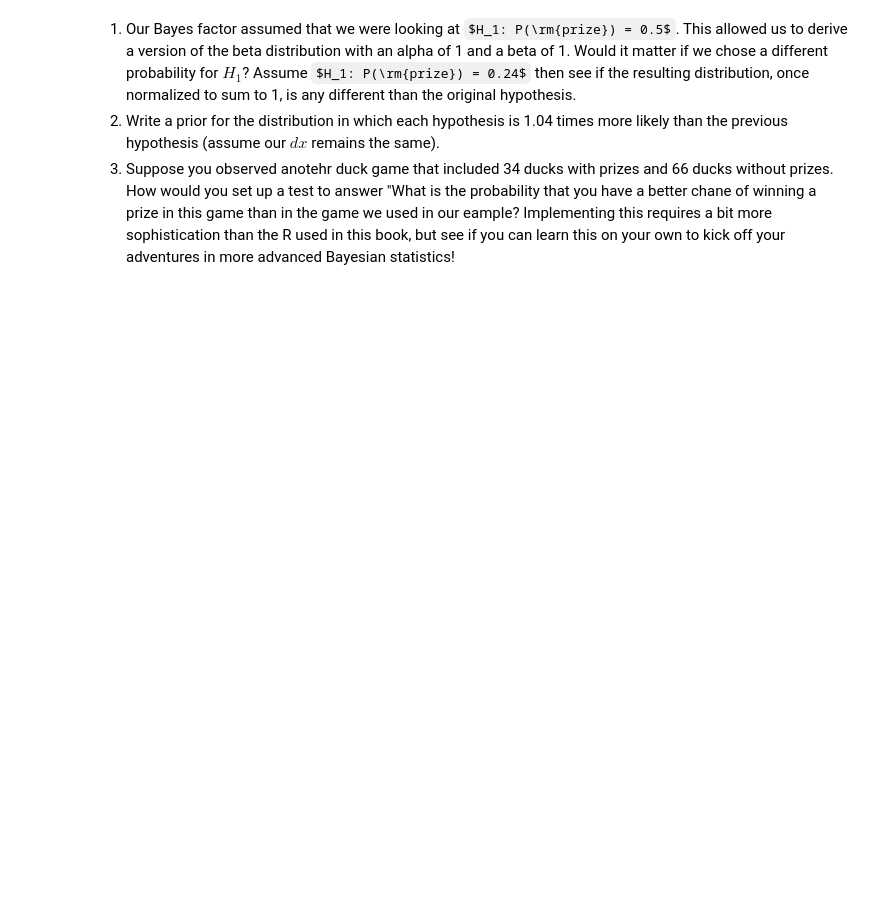
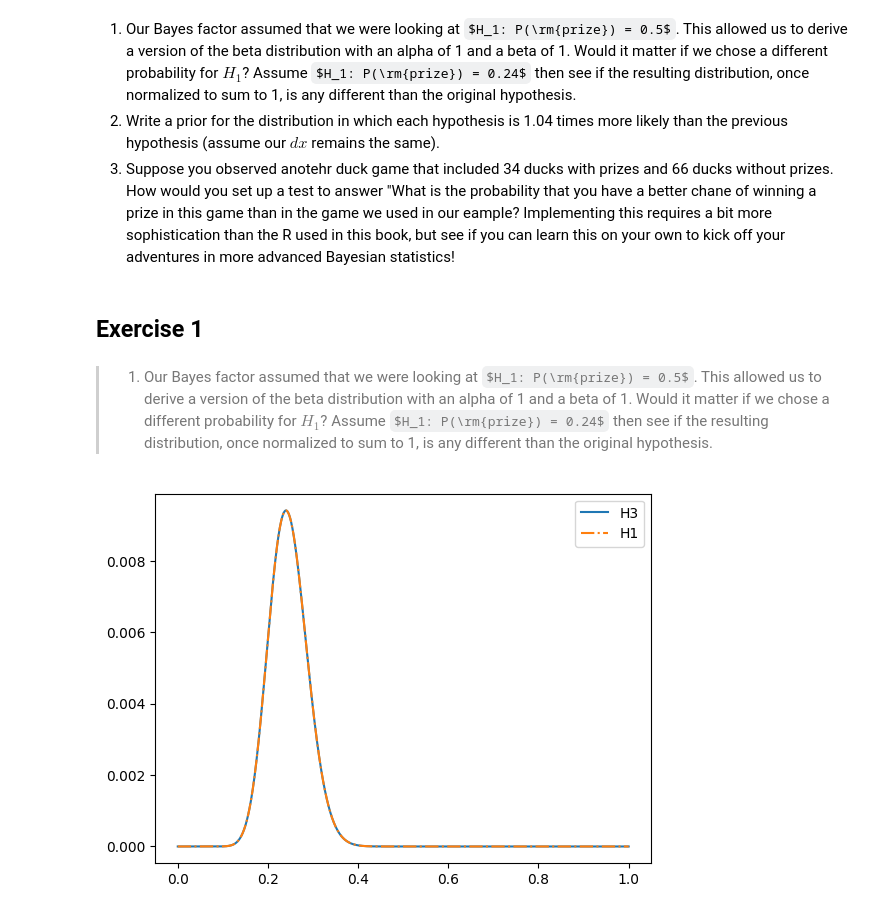
Before and after one commit to TecKnow/learning, a Jupyter notebook: Chapter_19.ipynb, the cells around one changed output. Saved outputs shown, nothing was run; the diff lists cells and outputs as text; code cells hidden in the pictures; some formulas as TeX source; blank space fills up the shorter version.

Commit message:
Add initial answers for Ch. 19 exercises

```diff
--- a/Chapter_19.ipynb
+++ b/Chapter_19.ipynb
@@ -51,7 +51,7 @@ def p_func(p: np.array) -> np.array:
     return np.power(p, 24) * np.power((1-p),76)
 
 H1_P = pow((1/2), 24) * pow((1/2), 76)
-def df_func(p: np.array) -> np.array:
+def df_func(p: np.array, denom: float =H1_P) -> np.array:
     return p_func(p)/H1_P
 
 
@@ -141,3 +141,19 @@ As the above series of plots shows, it's posible to turn a collection of posteri
 1.  Our Bayes factor assumed that we were looking at $H_1: P(\rm{prize}) = 0.5$.  This allowed us to derive a version of the beta distribution with an alpha of 1 and a beta of 1.  Would it matter if we chose a different probability for $H_1$?  Assume $H_1: P(\rm{prize}) = 0.24$ then see if the resulting distribution, once normalized to sum to 1, is any different than the original hypothesis.
 2.  Write a prior for the distribution in which each hypothesis is 1.04 times more likely than the previous hypothesis (assume our $dx$ remains the same).
 3.  Suppose you observed anotehr duck game that included 34 ducks with prizes and 66 ducks without prizes.  How would you set up a test to answer "What is the probability that you have a better chane of winning a prize in this game than in the game we used in our eample?  Implementing this requires a bit more sophistication than the R used in this book, but see if you can learn this on your own to kick off your adventures in more advanced Bayesian statistics!
+# %% [markdown]
+## Exercise 1
+# %% [markdown]
+>  1.  Our Bayes factor assumed that we were looking at $H_1: P(\rm{prize}) = 0.5$.  This allowed us to derive a version of the beta distribution with an alpha of 1 and a beta of 1.  Would it matter if we chose a different probability for $H_1$?  Assume $H_1: P(\rm{prize}) = 0.24$ then see if the resulting distribution, once normalized to sum to 1, is any different than the original hypothesis.
+# %%
+H3_P = pow(24, 0.24) * pow(1-0.24, 76)
+H3_BFs = df_func(x, H3_P)
+H3_pdf = H3_BFs / np.sum(H3_BFs)
+
+fig, ax = plt.subplots(1,1)
+ax.plot(x, H3_pdf, label="H3")
+ax.plot(x, y / np.sum(y), "-.", label="H1")
+ax.legend()
+plt.show()
+# %% [output]
+[figure, added]
```
Also changed, not shown: parts of 16 cells of this notebook.
